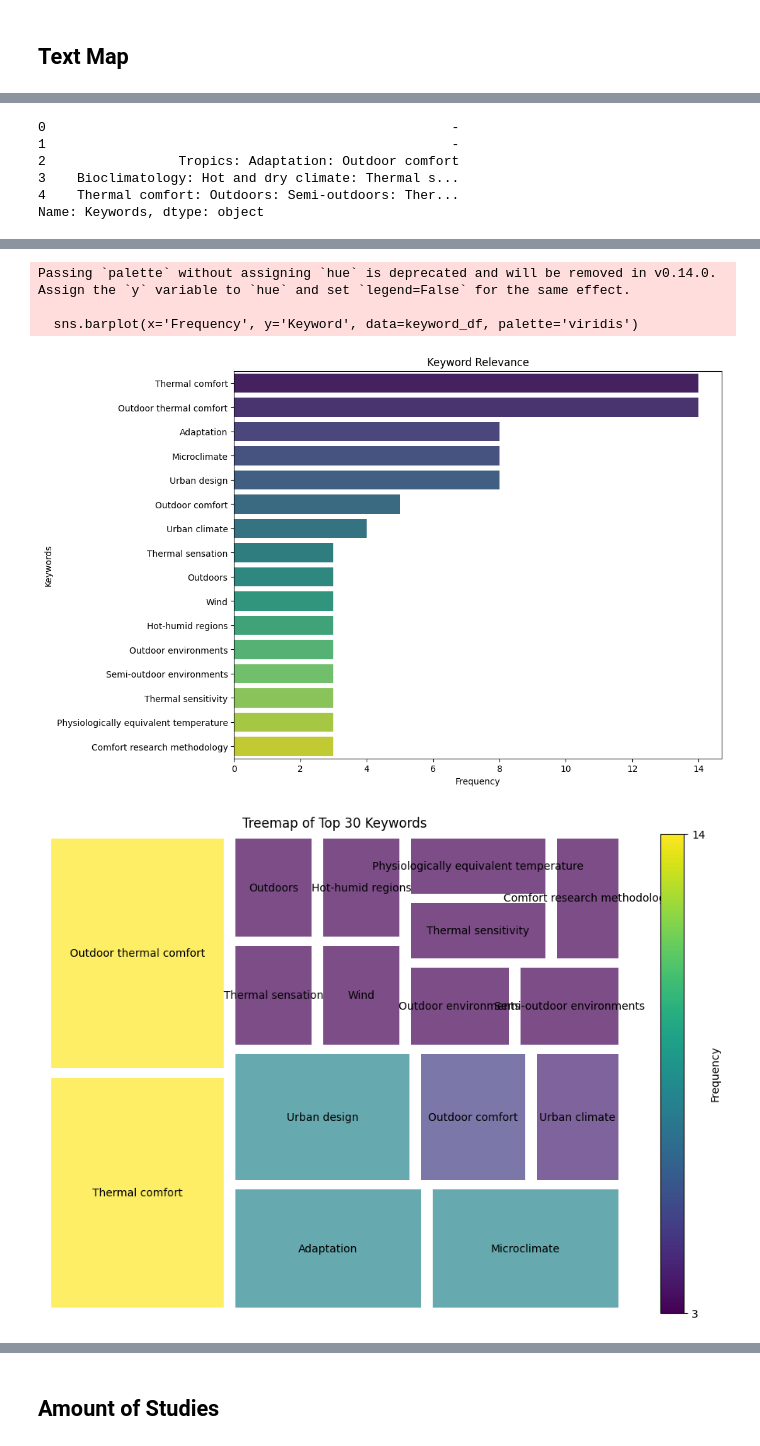
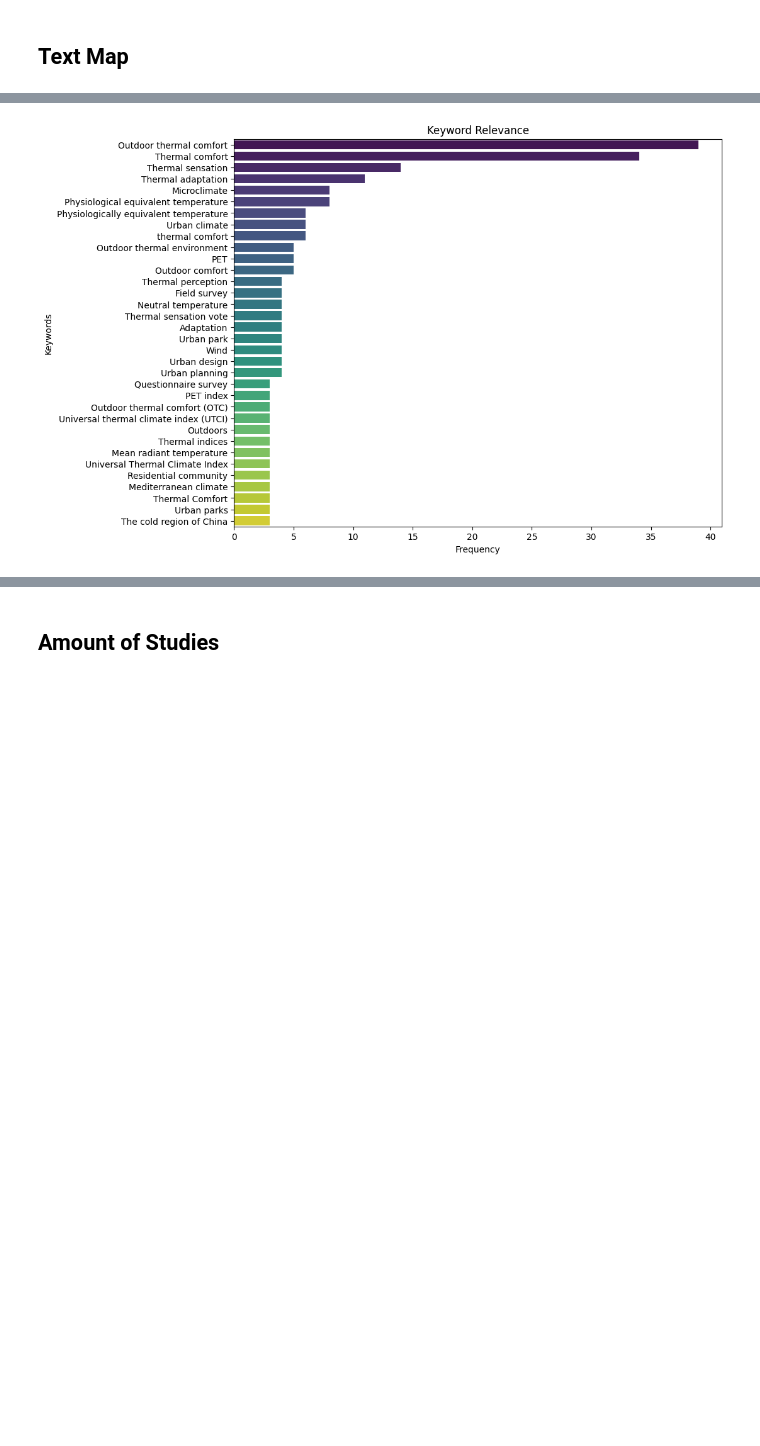
Before and after one commit to buds-lab/calma-esse-heat-stress-public, a Jupyter notebook: Esse/src/Review_data.ipynb, the cells around one changed output, grey strips where cells are left out. Cells and saved outputs as stored; diff of their text form; code cells hidden in the pictures; blank space fills up the shorter version.

```diff
--- a/Esse/src/Review_data.ipynb
+++ b/Esse/src/Review_data.ipynb
@@ -25,84 +39,54 @@ display(raw_data_df_overview_plot.head(5))
 # %% [markdown]
 ## Text Map
 # %%
-
-print(raw_data_df.columns)
-display(raw_data_df["Keywords"].head(5))
-
+import pandas as pd
 from collections import Counter
 from wordcloud import WordCloud
 import matplotlib.pyplot as plt
+import seaborn as sns
 
-filtered_df = raw_data_df[(raw_data_df['Keywords'].notna()) & (raw_data_df['Keywords'] != '-')]
+# Assuming raw_data_df is your DataFrame
 
-# Step 2: Extract and split the keywords
+# Step 1: Remove duplicates based on the 'general_title' column
+raw_data_df_cleaned = raw_data_df.drop_duplicates(subset='general_title')
+
+# Step 2: Filter out rows where 'Keywords' is NaN or '-'
+filtered_df = raw_data_df_cleaned[(raw_data_df_cleaned['Keywords'].notna()) & (raw_data_df_cleaned['Keywords'] != '-')]
+
+# Step 3: Extract and split the keywords
 keywords_series = filtered_df['Keywords'].str.split(':')
 all_keywords = keywords_series.explode().str.strip()
 
-# Step 3: Calculate the frequency of each keyword
+# Step 4: Calculate the frequency of each keyword
 keyword_frequencies = Counter(all_keywords)
 
-# Step 4: Generate the word cloud with frequencies
+# Step 5: Generate the word cloud with frequencies
 wordcloud = WordCloud(
     width=800,
     height=400,
     background_color='white',
-    colormap='viridis',  # Use a colormap to differentiate
+    colormap=gradient_lightvulcanelderberry,  # Use a colormap to differentiate
     max_words=75
 ).generate_from_frequencies(keyword_frequencies)
 
-# Step 5: Plot the word cloud
+# Step 6: Plot the word cloud
 plt.figure(figsize=(10, 5))
 plt.imshow(wordcloud, interpolation='bilinear')
 plt.axis('off')
 plt.show()
 
-# Convert to DataFrame and filter out items with frequency < 3
+
+
+# Maybe?
+# Step 7: Convert to DataFrame and filter out items with frequency < 3
 keyword_df = pd.DataFrame(keyword_frequencies.items(), columns=['Keyword', 'Frequency'])
 keyword_df = keyword_df[keyword_df['Frequency'] >= 3].sort_values(by='Frequency', ascending=False)
 
-# Plot the bar chart
+# Step 8: Plot the bar chart
 plt.figure(figsize=(10, 8))
 sns.barplot(x='Frequency', y='Keyword', data=keyword_df, palette='viridis')
 plt.title('Keyword Relevance')
 plt.xlabel('Frequency')
 plt.ylabel('Keywords')
 plt.show()
-
-
-import squarify
-
-# Calculate keyword frequencies
-keyword_frequencies = Counter(all_keywords)
-
-# Convert to DataFrame and filter out items with frequency < 3
-keyword_df = pd.DataFrame(keyword_frequencies.items(), columns=['Keyword', 'Frequency'])
-keyword_df = keyword_df[keyword_df['Frequency'] >= 3].sort_values(by='Frequency', ascending=False)
-
-# Select the top 30 keywords
-top_keywords_df = keyword_df.head(30)
-
-# Prepare data for treemap
-sizes = top_keywords_df['Frequency']
-labels = top_keywords_df['Keyword']
-
-# Create the treemap plot
-fig, ax = plt.subplots(figsize=(12, 8))
-cmap = plt.cm.viridis
-norm = plt.Normalize(vmin=min(sizes), vmax=max(sizes))
-
-# Plot treemap
-rects = squarify.plot(sizes=sizes, alpha=.7, color=cmap(norm(sizes)), ax=ax, pad=1, label=labels)
-
-# Add color legend
-sm = plt.cm.ScalarMappable(cmap=cmap, norm=norm)
-sm.set_array([])  # Only needed for the legend
-cbar = plt.colorbar(sm, ax=ax, orientation='vertical')
-cbar.set_label('Frequency')
-cbar.set_ticks([min(sizes), max(sizes)])
-cbar.set_ticklabels([f'{int(min(sizes))}', f'{int(max(sizes))}'])
-
-plt.title('Treemap of Top 30 Keywords')
-plt.axis('off')
-plt.show()
 # %% [output]
@@ -120,6 +96,0 @@ Index(['ID', 'general_doi', 'general_date', 'general_publisher',
-0                                                    -
-1                                                    -
-2                 Tropics: Adaptation: Outdoor comfort
-3    Bioclimatology: Hot and dry climate: Thermal s...
-4    Thermal comfort: Outdoors: Semi-outdoors: Ther...
-Name: Keywords, dtype: object
@@ -127,5 +97 @@ Name: Keywords, dtype: object
-Passing `palette` without assigning `hue` is deprecated and will be removed in v0.14.0. Assign the `y` variable to `hue` and set `legend=False` for the same effect.
-
-  sns.barplot(x='Frequency', y='Keyword', data=keyword_df, palette='viridis')
-[figure, old version]
+[figure, new version]
-[figure, removed]
```
Also changed, not shown: parts of 12 cells of this notebook, 15 other files.
